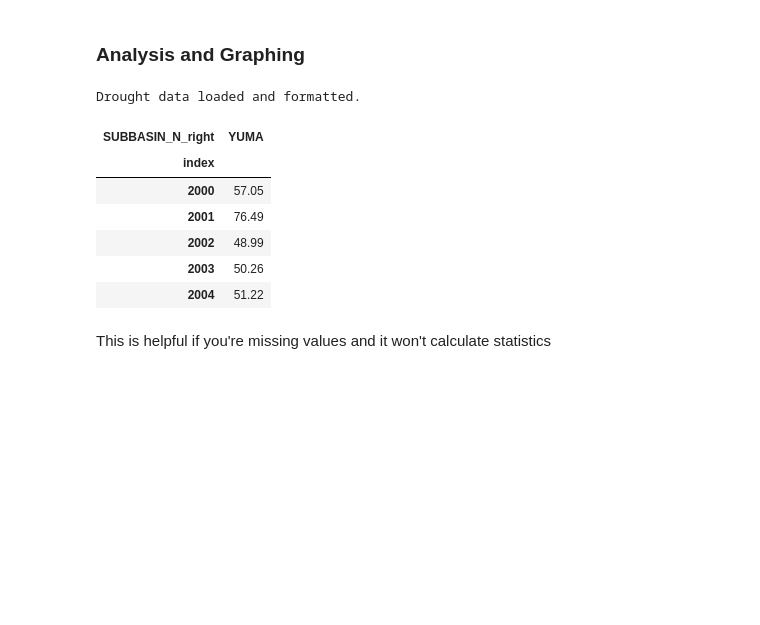
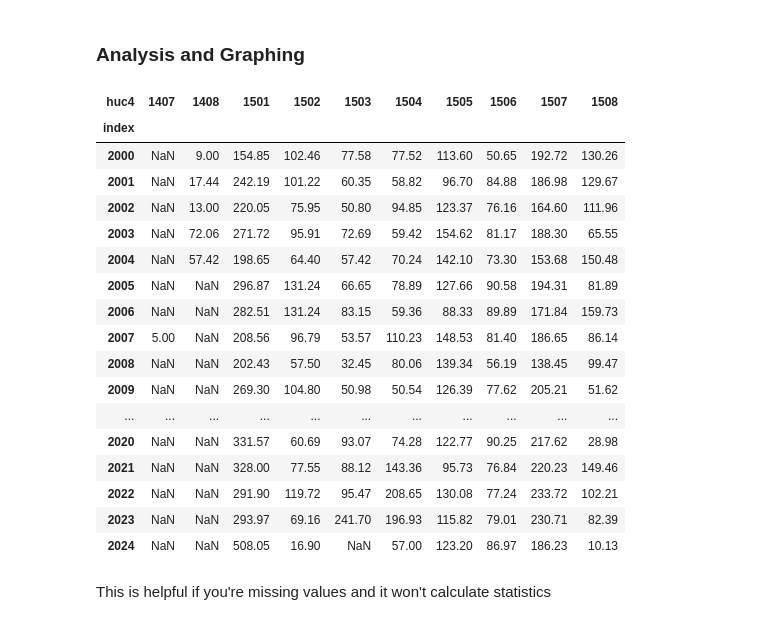
Before and after one commit to dtadych/Shallow_Groundwater_AZ, a Jupyter notebook: Code/FigureCreation/Spatial_Analysis.ipynb, the cells around one changed output. Cells and saved outputs as stored; diff of their text form; code cells hidden in the pictures; blank space fills up the shorter version.

```diff
--- a/Code/FigureCreation/4b_CasestudyAnalysis.ipynb
+++ b/Code/FigureCreation/Spatial_Analysis.ipynb
@@ -237,0 +228,8 @@ water_designation = swdom
+# %%
+distance = 1000
+
+buffered = shapefile.copy()  # Create a copy to avoid modifying the original
+buffered = buffered.to_crs(3857)  # For whatever reason the crs needs to be 3857
+# buffered = buffered.buffer(distance)  # Apply buffer
+buffered["geometry"] = buffered.geometry.buffer(distance)
+buffered.plot()
@@ -237,0 +243,3 @@ water_designation = swdom
+# %%
+# If the above plot looks fine then turn shapefile variable into buffered
+shapefile = buffered
@@ -276,10 +319,10 @@ static_geo
 # %%
 # Pull out the columns you need
-# Use this or subbasins:
-reg_list = static_geo[['Combo_ID', Naming_col+'_right','WELL_DEPTH','WELL_TYPE_']]
+# Use this for subbasins:
+# reg_list = static_geo[['Combo_ID', Naming_col+'_right','WELL_DEPTH','WELL_TYPE_']]
 
 # Use this or cities:
-# reg_list = static_geo[['Combo_ID', Naming_col,'WELL_DEPTH','WELL_TYPE_']]
+reg_list = static_geo[['Combo_ID', Naming_col,'WELL_DEPTH','WELL_TYPE_']]
 # reg_list
 
 # %% Converting Combo_ID to int
@@ -307,8 +350,8 @@ memory usage: 10.4+ KB
 # Grouping the appropriate column
 combo_copy = combo.copy()
 combo_copy = combo_copy.drop(['WELL_DEPTH','WELL_TYPE_'],axis=1)
-cat_wl = combo_copy.groupby([Naming_col+"_right"]).mean()
-# cat_wl = combo_copy.groupby([Naming_col]).mean()
+# cat_wl = combo_copy.groupby([Naming_col+"_right"]).mean()
+cat_wl = combo_copy.groupby([Naming_col]).mean()
 # %%
 # Clean up the dataframe for graphing
 cat_wl2 = cat_wl.copy()
@@ -348,33 +400,31 @@ memory usage: 1.9 KB
 # %% [markdown]
 ### Analysis and Graphing
-# %%
-# Read in the drought indices
-
-#  Input the date you downloaded the drought files
-date_downloaded = "06102024"
-
-drought_indices = pd.read_csv(f'{inputpath}/Yearly_DroughtIndices_updated{date_downloaded}.csv')
-drought_indices = drought_indices.set_index('In_year')
-print("Drought data loaded and formatted.")
-# drought_indices
-# %% [output]
-Drought data loaded and formatted.
 # %%
 Min_year_of_Study = 2000
-Max_year_of_Study = 2022
+Max_year_of_Study = 2024
 
 # Water Analysis period
 wlanalysis_period = cat_wl2[(cat_wl2.index>=Min_year_of_Study)&(cat_wl2.index<=Max_year_of_Study)]
-drought_indices = drought_indices[(drought_indices.index>=Min_year_of_Study)&(drought_indices.index<=Max_year_of_Study)]
-wlanalysis_period.head()
+wlanalysis_period.head(25)
 # %% [output]
-| SUBBASIN_N_right | YUMA |
-| index |  |
-| 2000 | 57.05 |
-| 2001 | 76.49 |
-| 2002 | 48.99 |
-| 2003 | 50.26 |
-| 2004 | 51.22 |
+| huc4 | 1407 | 1408 | 1501 | 1502 | 1503 | 1504 | 1505 | 1506 | 1507 | 1508 |
+| index |  |  |  |  |  |  |  |  |  |  |
+| 2000 | NaN | 9.00 | 154.85 | 102.46 | 77.58 | 77.52 | 113.60 | 50.65 | 192.72 | 130.26 |
+| 2001 | NaN | 17.44 | 242.19 | 101.22 | 60.35 | 58.82 | 96.70 | 84.88 | 186.98 | 129.67 |
+| 2002 | NaN | 13.00 | 220.05 | 75.95 | 50.80 | 94.85 | 123.37 | 76.16 | 164.60 | 111.96 |
+| 2003 | NaN | 72.06 | 271.72 | 95.91 | 72.69 | 59.42 | 154.62 | 81.17 | 188.30 | 65.55 |
+| 2004 | NaN | 57.42 | 198.65 | 64.40 | 57.42 | 70.24 | 142.10 | 73.30 | 153.68 | 150.48 |
+| 2005 | NaN | NaN | 296.87 | 131.24 | 66.65 | 78.89 | 127.66 | 90.58 | 194.31 | 81.89 |
+| 2006 | NaN | NaN | 282.51 | 131.24 | 83.15 | 59.36 | 88.33 | 89.89 | 171.84 | 159.73 |
+| 2007 | 5.00 | NaN | 208.56 | 96.79 | 53.57 | 110.23 | 148.53 | 81.40 | 186.65 | 86.14 |
+| 2008 | NaN | NaN | 202.43 | 57.50 | 32.45 | 80.06 | 139.34 | 56.19 | 138.45 | 99.47 |
+| 2009 | NaN | NaN | 269.30 | 104.80 | 50.98 | 50.54 | 126.39 | 77.62 | 205.21 | 51.62 |
+| ... | ... | ... | ... | ... | ... | ... | ... | ... | ... | ... |
+| 2020 | NaN | NaN | 331.57 | 60.69 | 93.07 | 74.28 | 122.77 | 90.25 | 217.62 | 28.98 |
+| 2021 | NaN | NaN | 328.00 | 77.55 | 88.12 | 143.36 | 95.73 | 76.84 | 220.23 | 149.46 |
+| 2022 | NaN | NaN | 291.90 | 119.72 | 95.47 | 208.65 | 130.08 | 77.24 | 233.72 | 102.21 |
+| 2023 | NaN | NaN | 293.97 | 69.16 | 241.70 | 196.93 | 115.82 | 79.01 | 230.71 | 82.39 |
+| 2024 | NaN | NaN | 508.05 | 16.90 | NaN | 57.00 | 123.20 | 86.97 | 186.23 | 10.13 |
 # %% [markdown]
 This is helpful if you're missing values and it won't calculate statistics
 # %%
```
Also changed, not shown: parts of 22 cells of this notebook, 1 other file.
